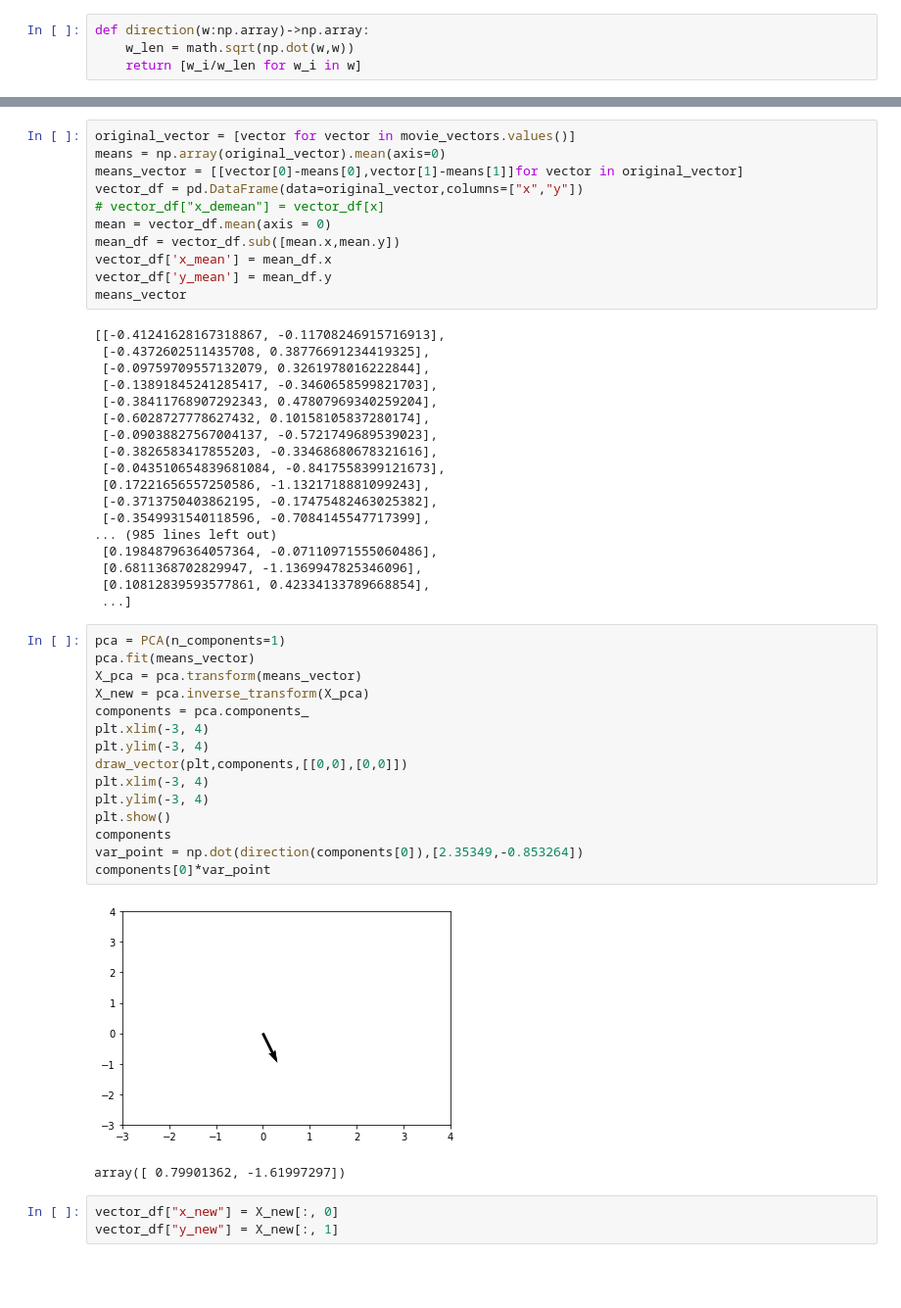
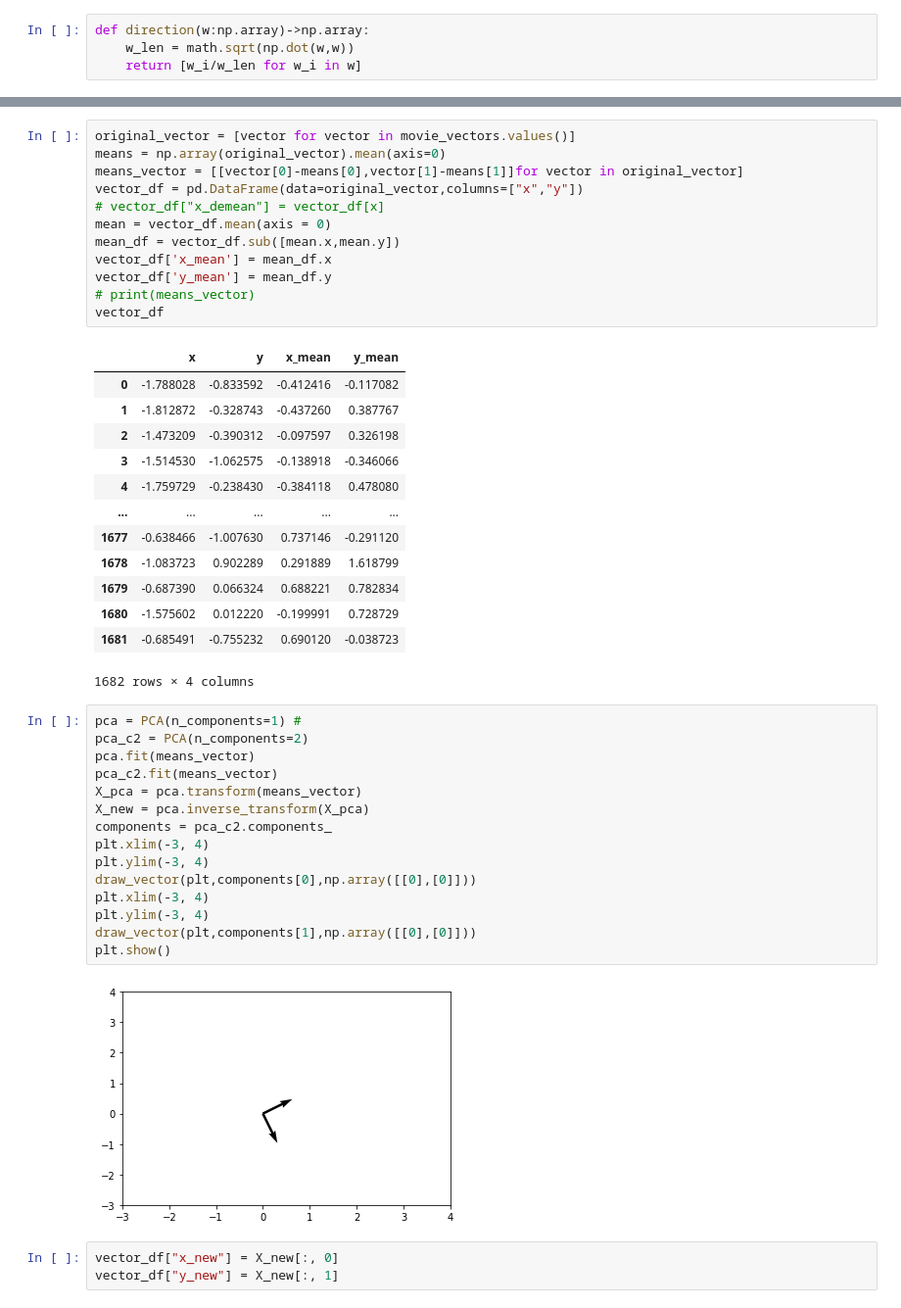
Before and after one commit to Torng/ML-DataScience, a Jupyter notebook: Code/Data_Visualization/movie_recommender.ipynb, the cells around one changed output, grey strips where cells are left out. Shown at 98% size. Saved outputs shown, nothing was run; the diff lists cells and outputs as text; blank space fills up the shorter version.

```diff
--- a/Code/Data_Visualization/movie_recommender.ipynb
+++ b/Code/Data_Visualization/movie_recommender.ipynb
@@ -33,43 +45,39 @@ mean = vector_df.mean(axis = 0)
 mean_df = vector_df.sub([mean.x,mean.y])
 vector_df['x_mean'] = mean_df.x
 vector_df['y_mean'] = mean_df.y
-means_vector
+# print(means_vector)
+vector_df
 # %% [output]
+|  | x | y | x_mean | y_mean |
+| 0 | -1.788028 | -0.833592 | -0.412416 | -0.117082 |
+| 1 | -1.812872 | -0.328743 | -0.437260 | 0.387767 |
+| 2 | -1.473209 | -0.390312 | -0.097597 | 0.326198 |
+| 3 | -1.514530 | -1.062575 | -0.138918 | -0.346066 |
+| 4 | -1.759729 | -0.238430 | -0.384118 | 0.478080 |
+| ... | ... | ... | ... | ... |
+| 1677 | -0.638466 | -1.007630 | 0.737146 | -0.291120 |
+| 1678 | -1.083723 | 0.902289 | 0.291889 | 1.618799 |
+| 1679 | -0.687390 | 0.066324 | 0.688221 | 0.782834 |
+| 1680 | -1.575602 | 0.012220 | -0.199991 | 0.728729 |
+| 1681 | -0.685491 | -0.755232 | 0.690120 | -0.038723 |
-[[-0.41241628167318867, -0.11708246915716913],
- [-0.4372602511435708, 0.38776691234419325],
- [-0.09759709557132079, 0.3261978016222844],
- [-0.13891845241285417, -0.3460658599821703],
- [-0.38411768907292343, 0.47807969340259204],
- [-0.6028727778627432, 0.10158105837280174],
- [-0.09038827567004137, -0.5721749689539023],
- [-0.3826583417855203, -0.33468680678321616],
- [-0.043510654839681084, -0.8417558399121673],
- [0.17221656557250586, -1.1321718881099243],
- [-0.3713750403862195, -0.17475482463025382],
- [-0.3549931540118596, -0.7084145547717399],
-... (985 lines left out)
- [0.19848796364057364, -0.07110971555060486],
- [0.6811368702829947, -1.1369947825346096],
- [0.10812839593577861, 0.42334133789668854],
- ...]
+1682 rows × 4 columns
 # %%
-pca = PCA(n_components=1)
+pca = PCA(n_components=1) #
+pca_c2 = PCA(n_components=2)
 pca.fit(means_vector)
+pca_c2.fit(means_vector)
 X_pca = pca.transform(means_vector)
 X_new = pca.inverse_transform(X_pca)
-components = pca.components_
+components = pca_c2.components_
 plt.xlim(-3, 4)
 plt.ylim(-3, 4)
-draw_vector(plt,components,[[0,0],[0,0]])
+draw_vector(plt,components[0],np.array([[0],[0]]))
 plt.xlim(-3, 4)
 plt.ylim(-3, 4)
+draw_vector(plt,components[1],np.array([[0],[0]]))
 plt.show()
-components
-var_point = np.dot(direction(components[0]),[2.35349,-0.853264])
-components[0]*var_point
 # %% [output]
-[figure, old version]
+[figure, new version]
-array([ 0.79901362, -1.61997297])
 # %%
 vector_df["x_new"] = X_new[:, 0]
 vector_df["y_new"] = X_new[:, 1]
```
Also changed, not shown: parts of 10 cells of this notebook, 1 other file.
